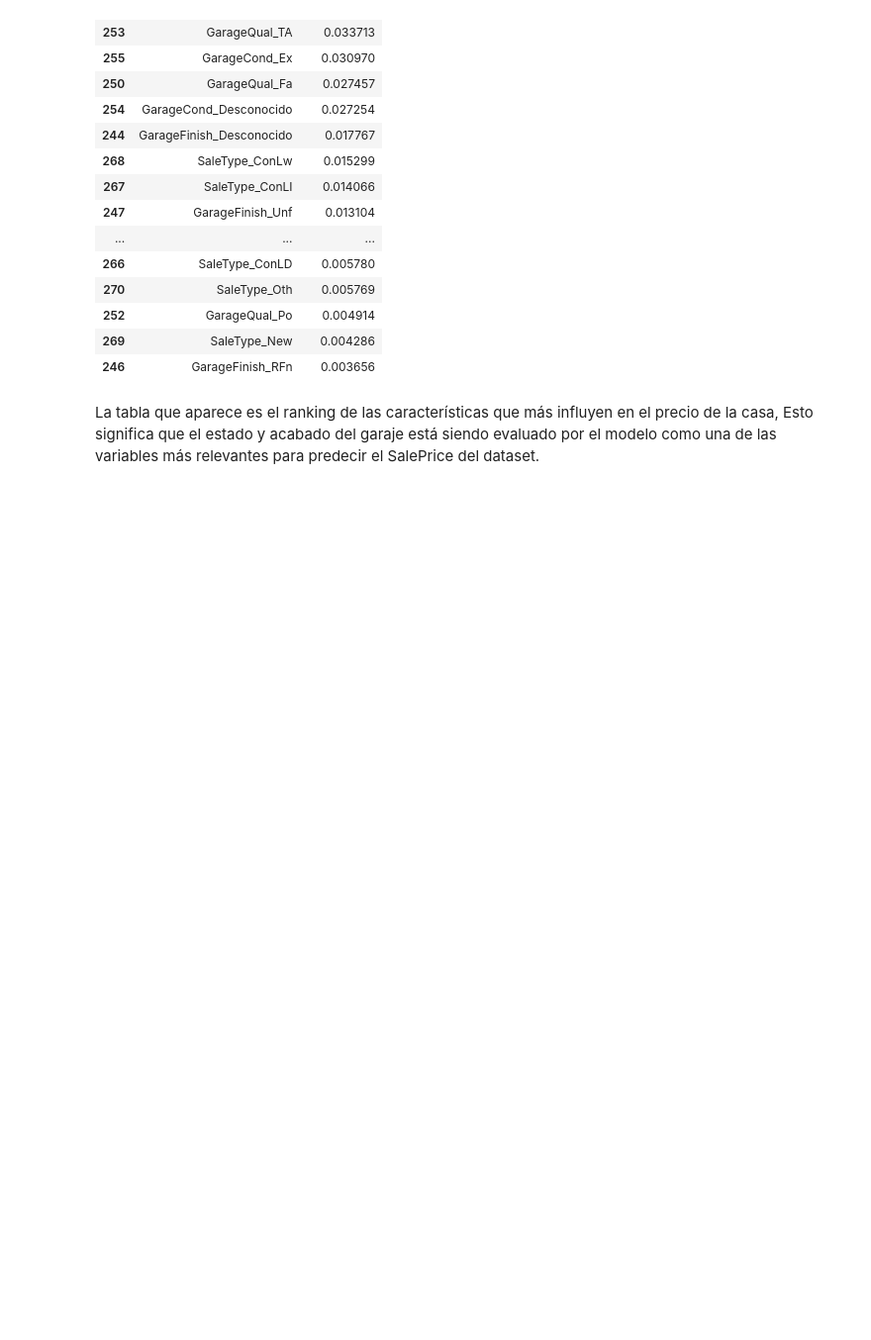
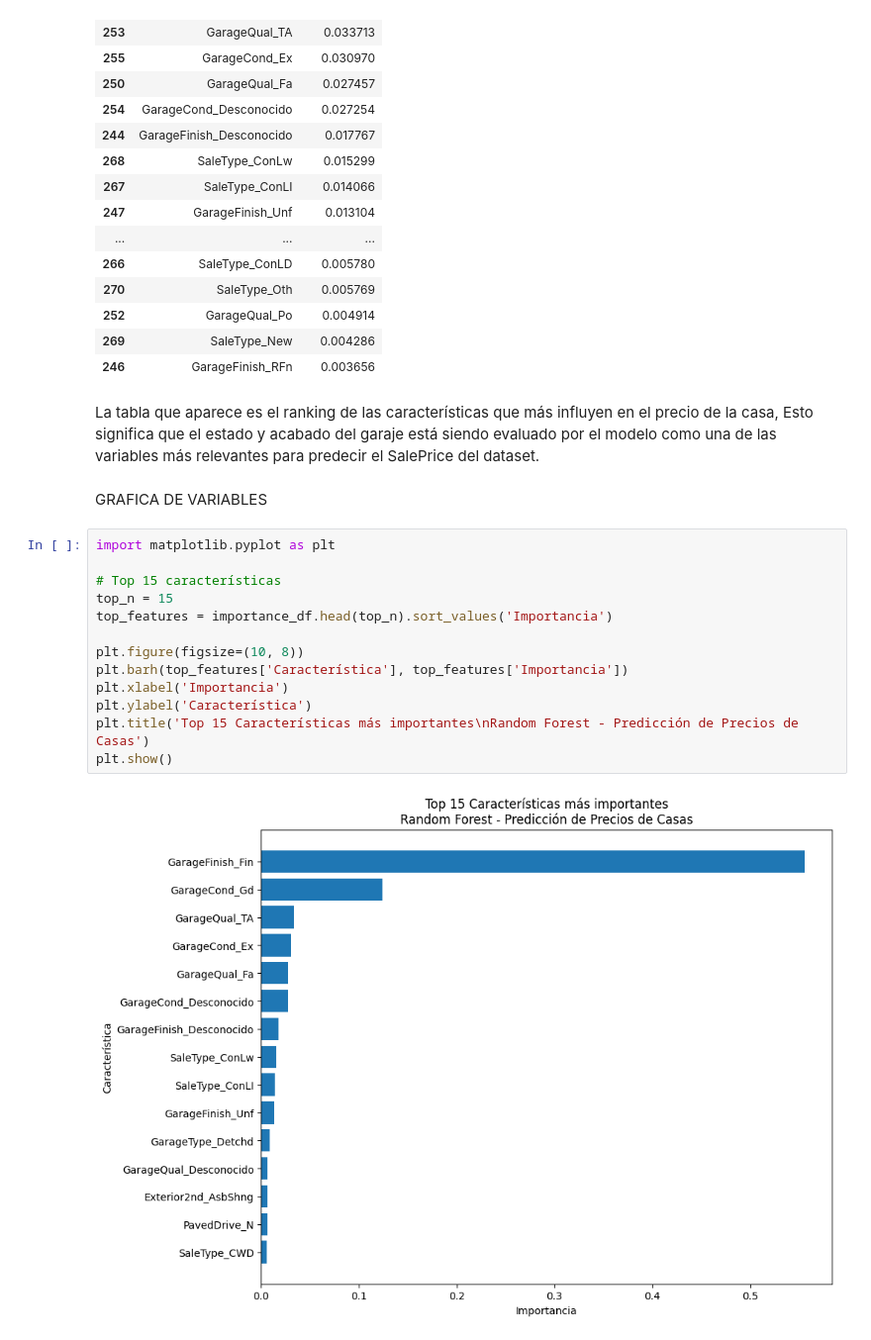
Before and after one commit to rodrigoosoriogaona/Ciencia-de-Datos, a Jupyter notebook: Ciencia de Datos.ipynb, the cells around one changed output. Shown at 99% size. Drawn from its saved outputs; the diff is of its cells as text; blank space fills up the shorter version.

Commit message:
Caracteristicas mas importantes

```diff
--- a/Ciencia de Datos.ipynb
+++ b/Ciencia de Datos.ipynb
@@ -219,3 +219,20 @@ importance_df.head(20)
 | 246 | GarageFinish_RFn | 0.003656 |
 # %% [markdown]
 La tabla que aparece es el ranking de las características que más influyen en el precio de la casa, Esto significa que el estado y acabado del garaje está siendo evaluado por el modelo como una de las variables más relevantes para predecir el SalePrice del dataset.
+# %% [markdown]
+GRAFICA DE VARIABLES
+# %%
+import matplotlib.pyplot as plt
+
+# Top 15 características
+top_n = 15
+top_features = importance_df.head(top_n).sort_values('Importancia')
+
+plt.figure(figsize=(10, 8))
+plt.barh(top_features['Característica'], top_features['Importancia'])
+plt.xlabel('Importancia')
+plt.ylabel('Característica')
+plt.title('Top 15 Características más importantes\nRandom Forest - Predicción de Precios de Casas')
+plt.show()
+# %% [output]
+[figure, added]
```
